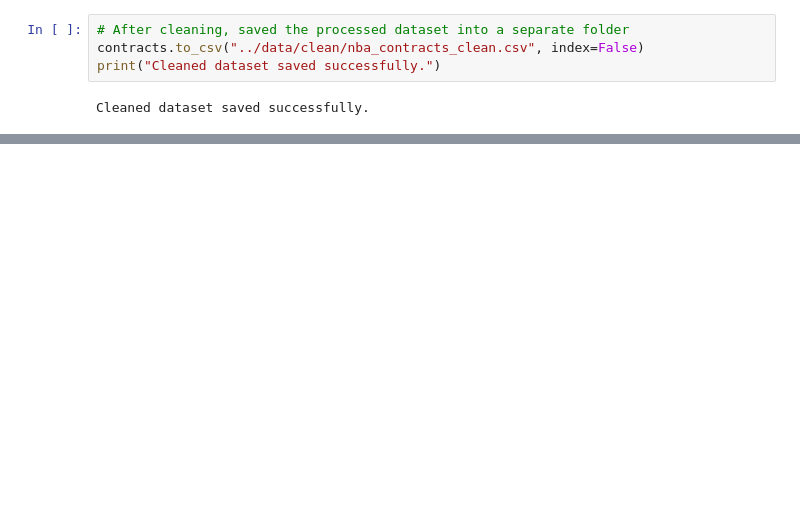
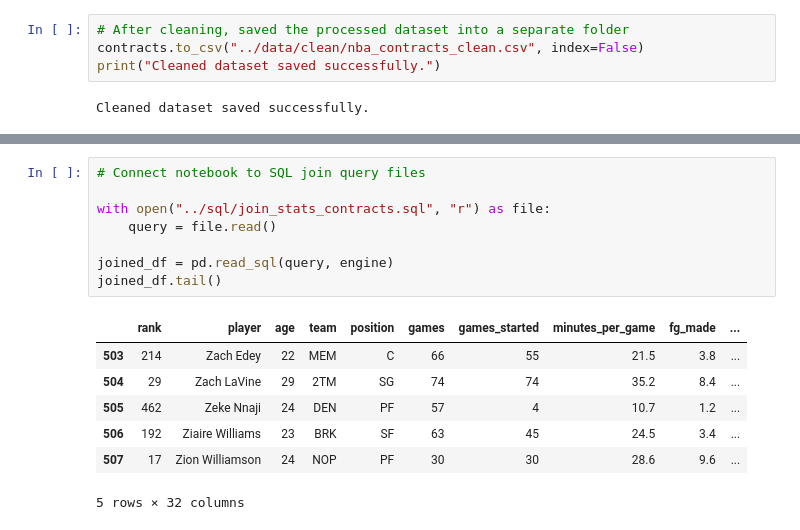
Before and after one commit to Hundo17/NBA_Contract_Value_Analysis, a Jupyter notebook: notebooks/Day2_Data_Cleaning.ipynb, the cells around one changed output, grey strips where cells are left out. Drawn from its saved outputs; the diff is of its cells as text; blank space fills up the shorter version.

```diff
--- a/notebooks/Day2_Data_Cleaning.ipynb
+++ b/notebooks/Day2_Data_Cleaning.ipynb
@@ -233,0 +342,16 @@ Cleaned dataset saved successfully.
+# %%
+# Connect notebook to SQL join query files
+
+with open("../sql/join_stats_contracts.sql", "r") as file:
+    query = file.read()
+
+joined_df = pd.read_sql(query, engine)
+joined_df.tail()
+# %% [output]
+|  | rank | player | age | team | position | games | games_started | minutes_per_game | fg_made | ... |
+| 503 | 214 | Zach Edey | 22 | MEM | C | 66 | 55 | 21.5 | 3.8 | ... |
+| 504 | 29 | Zach LaVine | 29 | 2TM | SG | 74 | 74 | 35.2 | 8.4 | ... |
+| 505 | 462 | Zeke Nnaji | 24 | DEN | PF | 57 | 4 | 10.7 | 1.2 | ... |
+| 506 | 192 | Ziaire Williams | 23 | BRK | SF | 63 | 45 | 24.5 | 3.4 | ... |
+| 507 | 17 | Zion Williamson | 24 | NOP | PF | 30 | 30 | 28.6 | 9.6 | ... |
+5 rows × 32 columns
```
Also changed, not shown: parts of 21 cells of this notebook, 5 other files.
